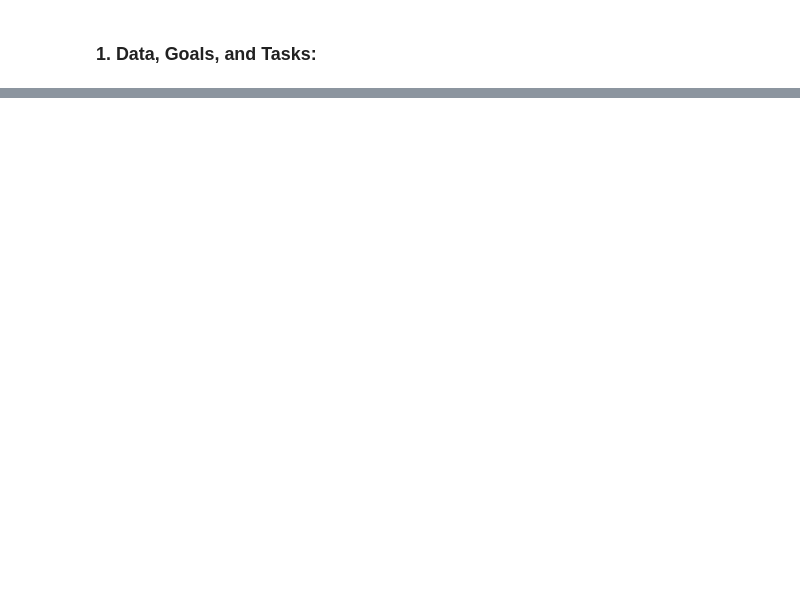
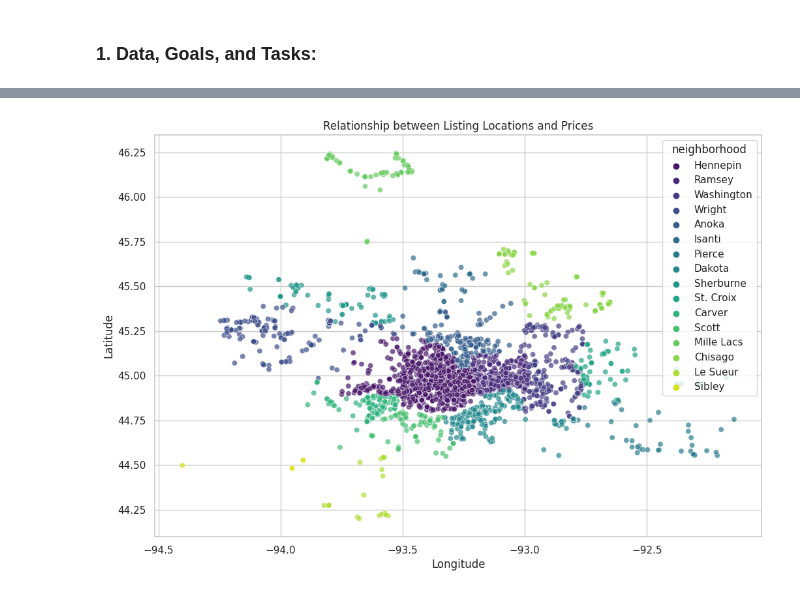
Before and after one commit to CPHughes7/Airbnb, a Jupyter notebook: data-viz-airbnb.ipynb, the cells around one changed output, grey strips where cells are left out. Saved outputs shown, nothing was run; the diff lists cells and outputs as text; code cells hidden in the pictures; blank space fills up the shorter version.

```diff
--- a/data-viz-airbnb.ipynb
+++ b/data-viz-airbnb.ipynb
@@ -124,0 +144,27 @@ fig.show()
+# %%
+# Visualize the geographical distribution of listings; relationship between locations neighborhood
+# to do ad selection to be able to select one neighborhood with the other being low lighted
+plt.figure(figsize=(12, 8))
+scatter = sns.scatterplot(x='longitude', y='latitude', hue='neighborhood', data=df, palette='viridis', alpha=0.7)
+plt.title('Relationship between Listing Locations and Prices')
+plt.xlabel('Longitude')
+plt.ylabel('Latitude')
+plt.show()
+
+
+# Create an interactive scatter plot with Plotly
+fig = px.scatter(df, x='longitude', y='latitude', color='neighborhood',
+                 color_continuous_scale='viridis',
+                 hover_name='neighborhood', opacity=0.7)
+
+# Update layout to add title and axis labels
+fig.update_layout(title='Relationship between Listing Locations and Neighborhoods',
+                  xaxis_title='Longitude', yaxis_title='Latitude')
+
+# Add interaction for selecting a single neighborhood
+fig.update_traces(selected=dict(marker=dict(opacity=1)), unselected=dict(marker=dict(opacity=0.1)))
+
+# Show the interactive plot
+fig.show()
+# %% [output]
+[figure, added]
```
Also changed, not shown: parts of 13 cells of this notebook.
